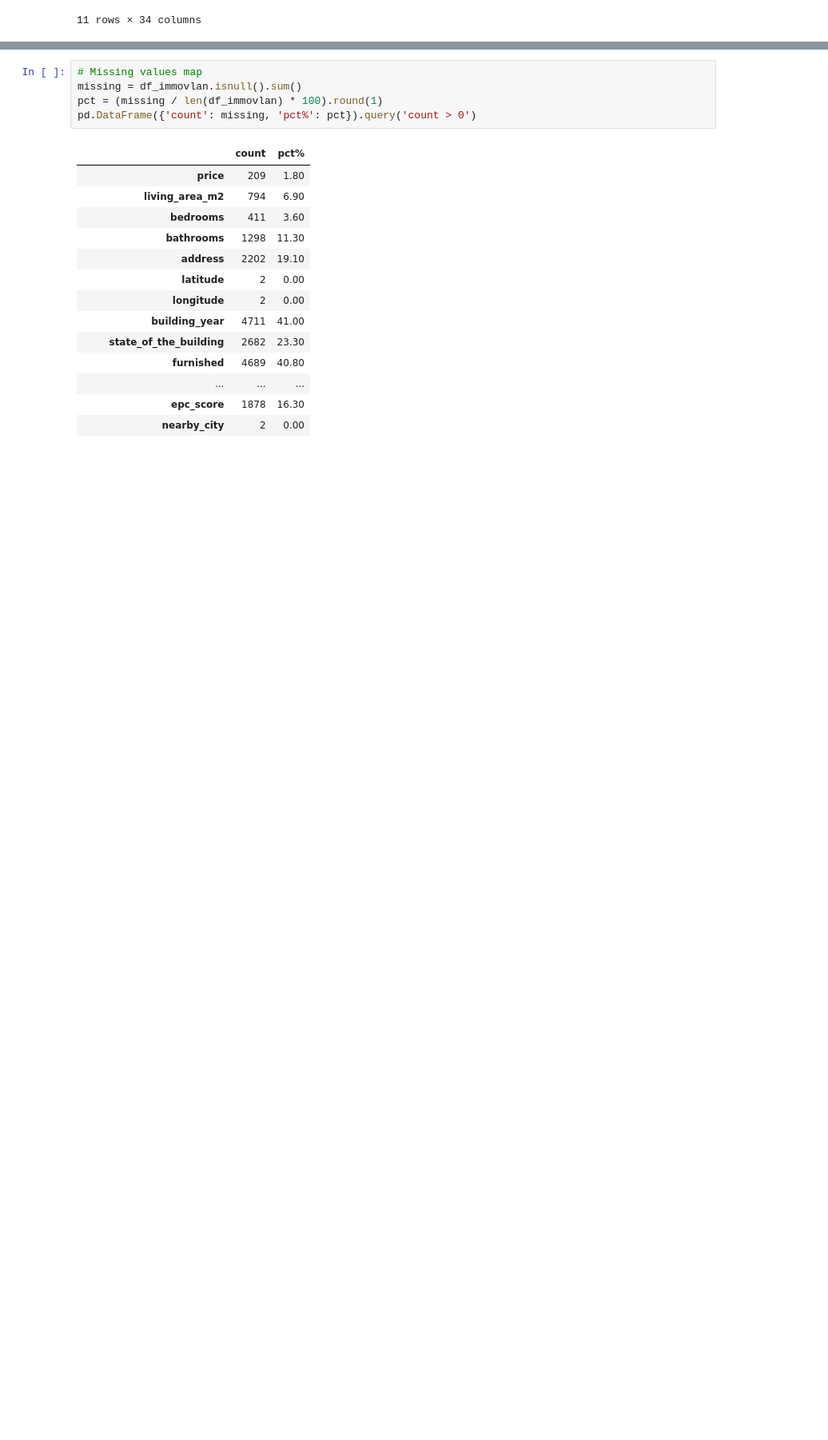
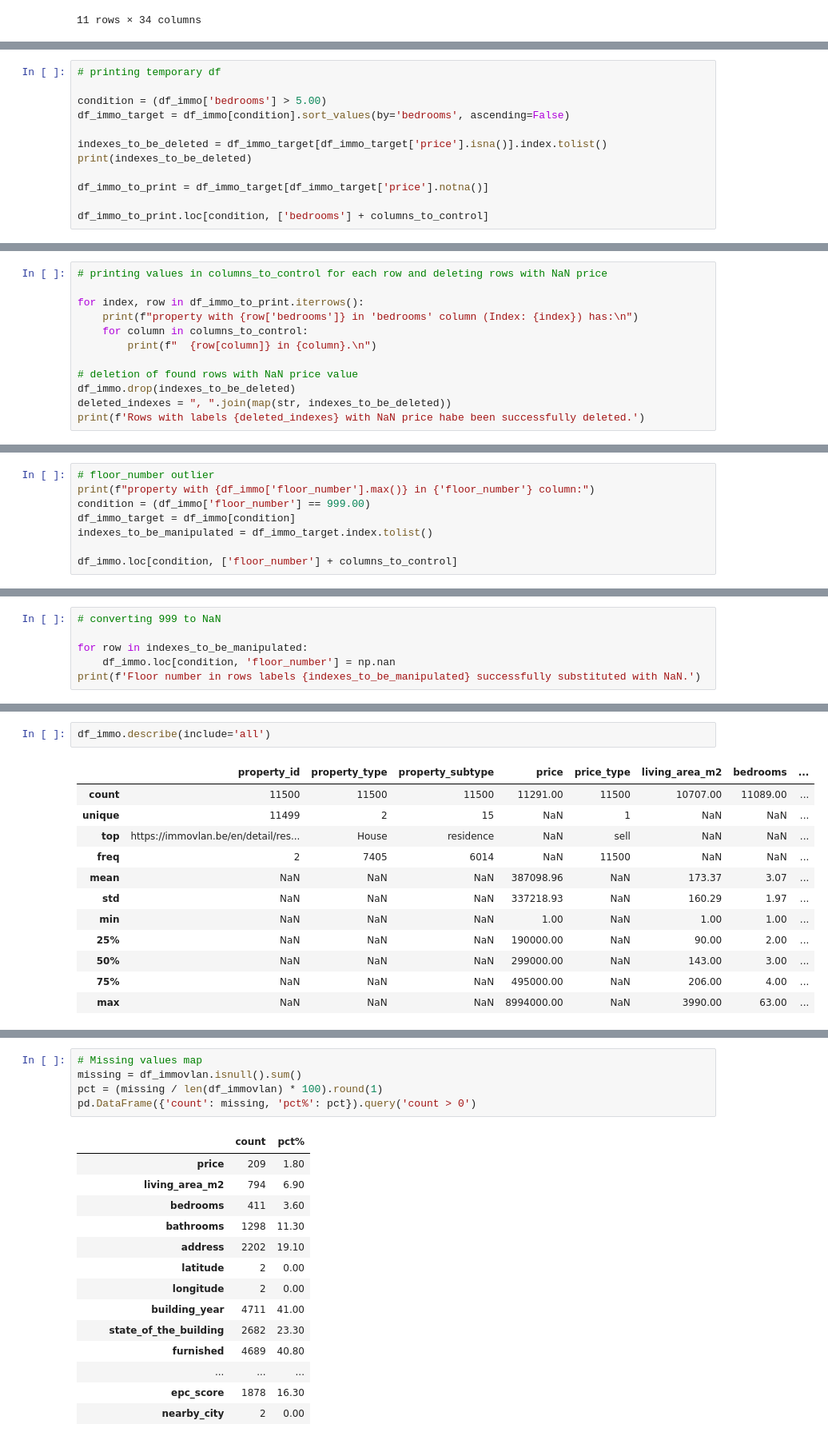
Before and after one commit to VictorCourtois135/immo-eliza-tigers-analysis, a Jupyter notebook: analysis/irene_dataset_check.ipynb, the cells around one changed output, grey strips where cells are left out. Shown at 80% size. Saved outputs shown, nothing was run; the diff lists cells and outputs as text; blank space fills up the shorter version.

```diff
--- a/analysis/irene_dataset_check.ipynb
+++ b/analysis/irene_dataset_check.ipynb
@@ -83,0 +196,12 @@ df_immovlan.describe(include='all')
+# %%
+# printing temporary df
+
+condition = (df_immo['bedrooms'] > 5.00)
+df_immo_target = df_immo[condition].sort_values(by='bedrooms', ascending=False)
+
+indexes_to_be_deleted = df_immo_target[df_immo_target['price'].isna()].index.tolist()
+print(indexes_to_be_deleted)
+
+df_immo_to_print = df_immo_target[df_immo_target['price'].notna()]
+
+df_immo_to_print.loc[condition, ['bedrooms'] + columns_to_control]
@@ -83,0 +223,12 @@ df_immovlan.describe(include='all')
+# %%
+# printing values in columns_to_control for each row and deleting rows with NaN price
+
+for index, row in df_immo_to_print.iterrows():
+    print(f"property with {row['bedrooms']} in 'bedrooms' column (Index: {index}) has:\n")
+    for column in columns_to_control:
+        print(f"  {row[column]} in {column}.\n")
+
+# deletion of found rows with NaN price value
+df_immo.drop(indexes_to_be_deleted)
+deleted_indexes = ", ".join(map(str, indexes_to_be_deleted))
+print(f'Rows with labels {deleted_indexes} with NaN price habe been successfully deleted.')
@@ -83,0 +253,8 @@ df_immovlan.describe(include='all')
+# %%
+# floor_number outlier
+print(f"property with {df_immo['floor_number'].max()} in {'floor_number'} column:")
+condition = (df_immo['floor_number'] == 999.00)
+df_immo_target = df_immo[condition]
+indexes_to_be_manipulated = df_immo_target.index.tolist()
+
+df_immo.loc[condition, ['floor_number'] + columns_to_control]
@@ -83,0 +269,6 @@ df_immovlan.describe(include='all')
+# %%
+# converting 999 to NaN
+
+for row in indexes_to_be_manipulated:
+    df_immo.loc[condition, 'floor_number'] = np.nan
+print(f'Floor number in rows labels {indexes_to_be_manipulated} successfully substituted with NaN.')
@@ -83,0 +289,15 @@ df_immovlan.describe(include='all')
+# %%
+df_immo.describe(include='all')
+# %% [output]
+|  | property_id | property_type | property_subtype | price | price_type | living_area_m2 | bedrooms | ... |
+| count | 11500 | 11500 | 11500 | 11291.00 | 11500 | 10707.00 | 11089.00 | ... |
+| unique | 11499 | 2 | 15 | NaN | 1 | NaN | NaN | ... |
+| top | https://immovlan.be/en/detail/res... | House | residence | NaN | sell | NaN | NaN | ... |
+| freq | 2 | 7405 | 6014 | NaN | 11500 | NaN | NaN | ... |
+| mean | NaN | NaN | NaN | 387098.96 | NaN | 173.37 | 3.07 | ... |
+| std | NaN | NaN | NaN | 337218.93 | NaN | 160.29 | 1.97 | ... |
+| min | NaN | NaN | NaN | 1.00 | NaN | 1.00 | 1.00 | ... |
+| 25% | NaN | NaN | NaN | 190000.00 | NaN | 90.00 | 2.00 | ... |
+| 50% | NaN | NaN | NaN | 299000.00 | NaN | 143.00 | 3.00 | ... |
+| 75% | NaN | NaN | NaN | 495000.00 | NaN | 206.00 | 4.00 | ... |
+| max | NaN | NaN | NaN | 8994000.00 | NaN | 3990.00 | 63.00 | ... |
```
Also changed, not shown: parts of 21 cells of this notebook, 1 other file.
